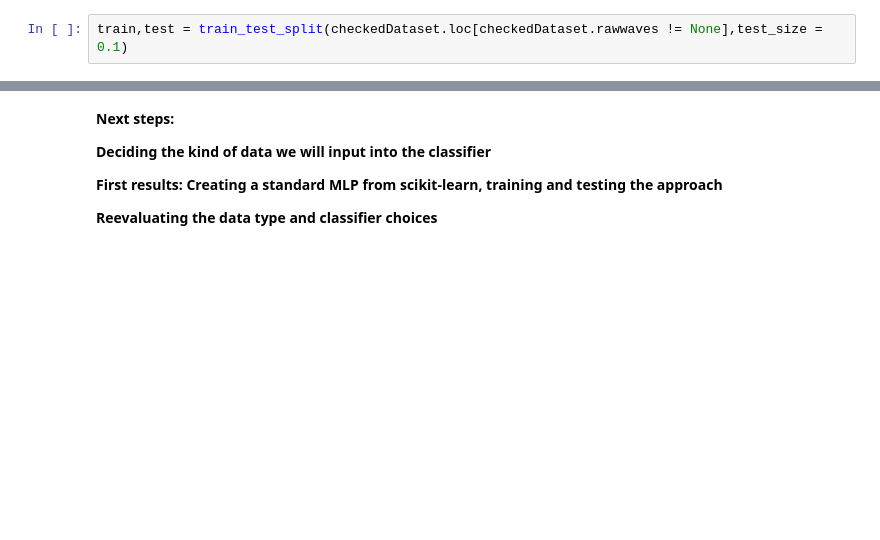
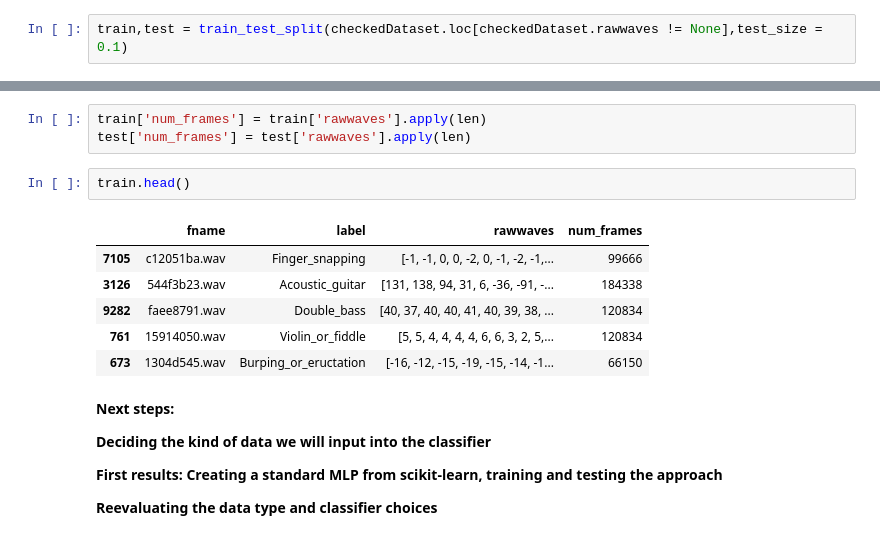
Before and after one commit to mattrbrousseau/DLProject, a Jupyter notebook: Freesound General-Purpose Audio Tagging.ipynb, the cells around one changed output, grey strips where cells are left out. Saved outputs shown, nothing was run; the diff lists cells and outputs as text; blank space fills up the shorter version.

```diff
--- a/Freesound General-Purpose Audio Tagging.ipynb
+++ b/Freesound General-Purpose Audio Tagging.ipynb
@@ -120,3 +135,15 @@ train,test = train_test_split(checkedDataset.loc[checkedDataset.rawwaves != None
+# %%
+train['num_frames'] = train['rawwaves'].apply(len)
+test['num_frames'] = test['rawwaves'].apply(len)
+# %%
+train.head()
+# %% [output]
+|  | fname | label | rawwaves | num_frames |
+| 7105 | c12051ba.wav | Finger_snapping | [-1, -1, 0, 0, -2, 0, -1, -2, -1,... | 99666 |
+| 3126 | 544f3b23.wav | Acoustic_guitar | [131, 138, 94, 31, 6, -36, -91, -... | 184338 |
+| 9282 | faee8791.wav | Double_bass | [40, 37, 40, 40, 41, 40, 39, 38, ... | 120834 |
+| 761 | 15914050.wav | Violin_or_fiddle | [5, 5, 4, 4, 4, 4, 6, 6, 3, 2, 5,... | 120834 |
+| 673 | 1304d545.wav | Burping_or_eructation | [-16, -12, -15, -19, -15, -14, -1... | 66150 |
 # %% [markdown]
 <b>Next steps:</b>
 
```
Also changed, not shown: parts of 12 cells of this notebook.
